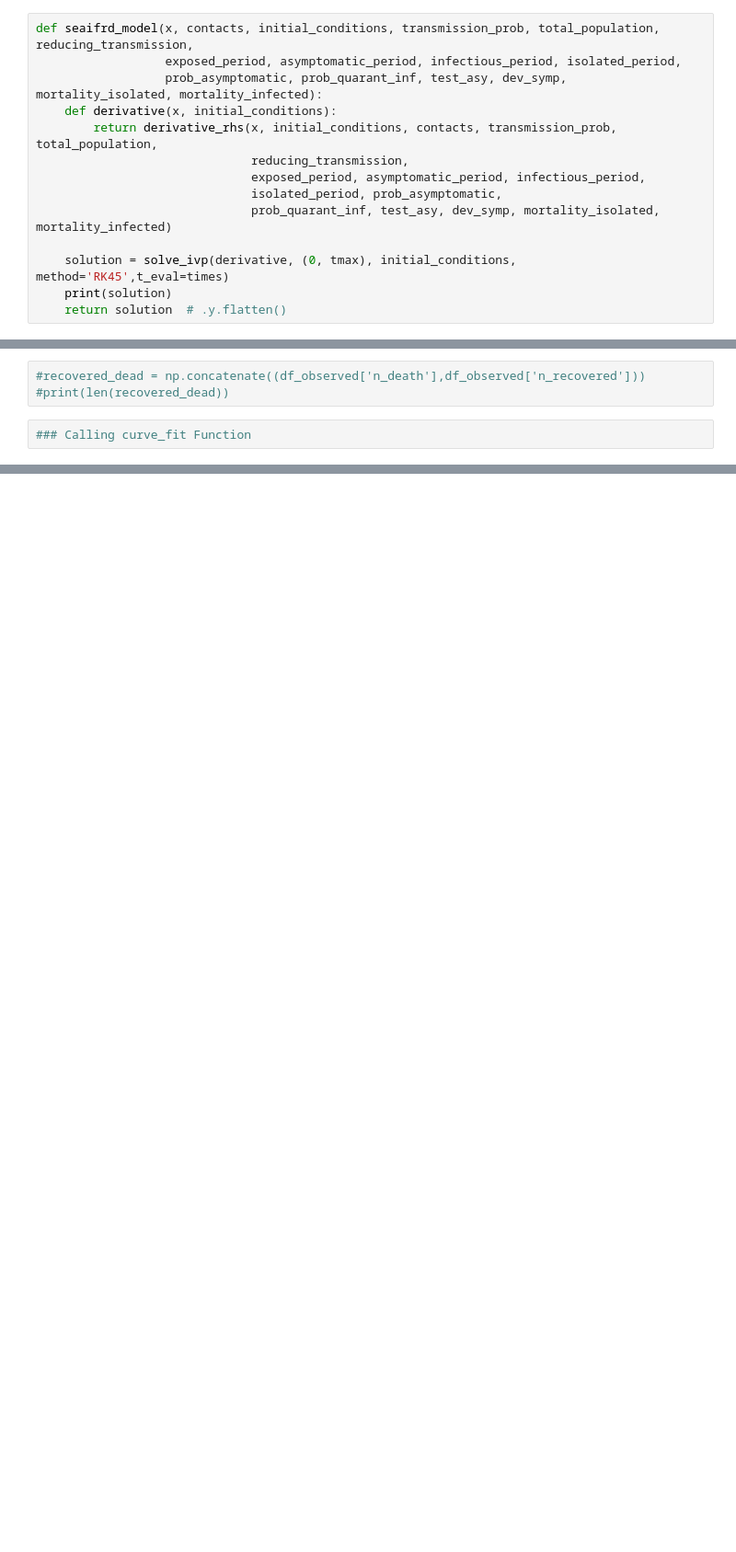
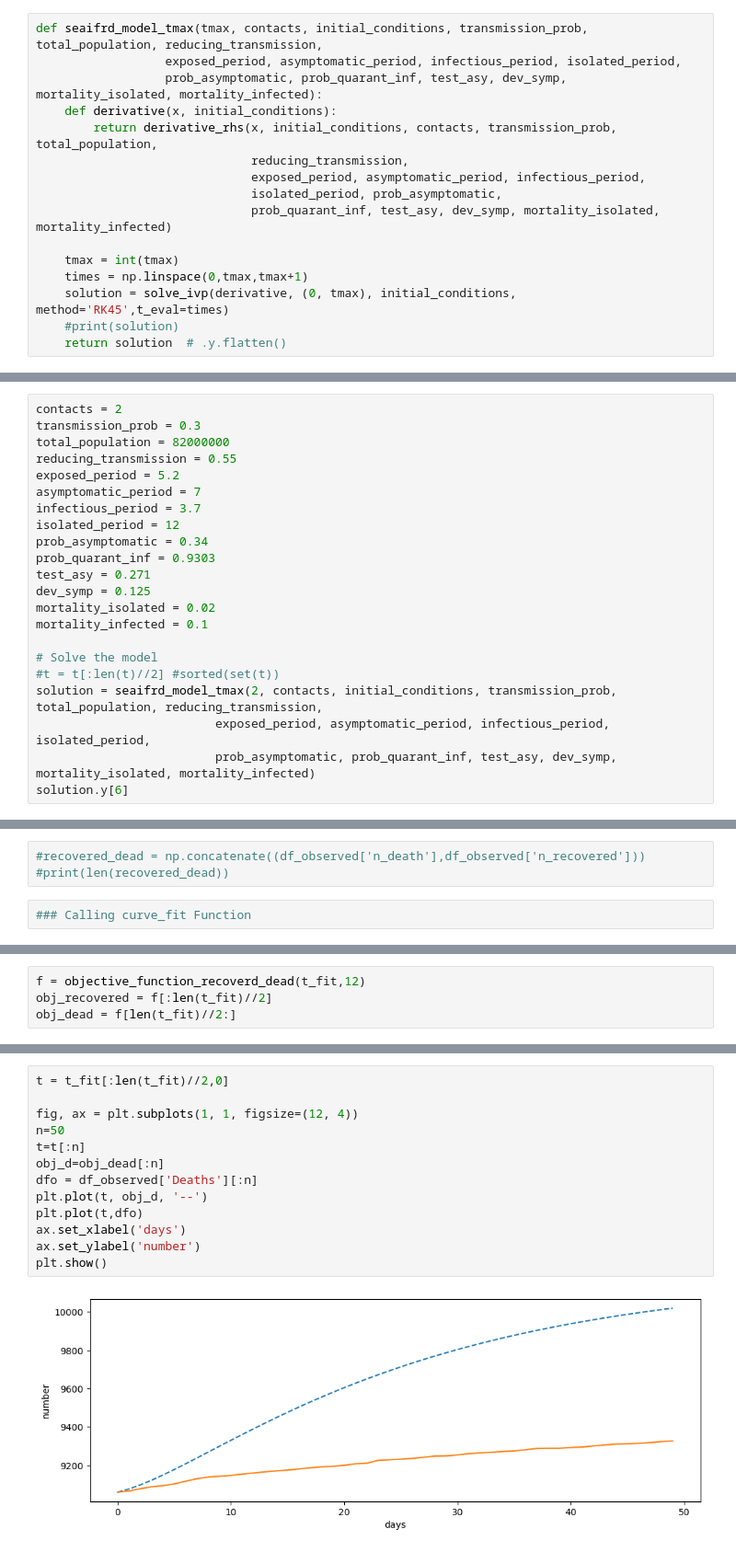
Before and after one commit to Evenicezer/MA_curve_fit, a Jupyter notebook: Main_Folder/Curve_fit_both_recovered_dead.ipynb, the cells around one changed output, grey strips where cells are left out. Shown at 92% size. Saved outputs shown, nothing was run; the diff lists cells and outputs as text; blank space fills up the shorter version.

```diff
--- a/Main_Folder/Curve_fit_both_recovered_dead.ipynb
+++ b/Main_Folder/Curve_fit_both_recovered_dead.ipynb
@@ -111,7 +120,7 @@ def derivative_rhs(x, X, contacts, transmission_prob, total_population, reducing
     derivD = (mortality_infected) * I / infectious_period + mortality_isolated * F / isolated_period
     return [derivS, derivE, derivA, derivI, derivF, derivR, derivD]
 # %%
-def seaifrd_model(x, contacts, initial_conditions, transmission_prob, total_population, reducing_transmission,
+def seaifrd_model_tmax(tmax, contacts, initial_conditions, transmission_prob, total_population, reducing_transmission,
                   exposed_period, asymptomatic_period, infectious_period, isolated_period,
                   prob_asymptomatic, prob_quarant_inf, test_asy, dev_symp, mortality_isolated, mortality_infected):
     def derivative(x, initial_conditions):
@@ -121,6 +130,8 @@ def seaifrd_model(x, contacts, initial_conditions, transmission_prob, total_popu
                               isolated_period, prob_asymptomatic,
                               prob_quarant_inf, test_asy, dev_symp, mortality_isolated, mortality_infected)
 
+    tmax = int(tmax)
+    times = np.linspace(0,tmax,tmax+1)
     solution = solve_ivp(derivative, (0, tmax), initial_conditions, method='RK45',t_eval=times)
-    print(solution)
+    #print(solution)
     return solution  # .y.flatten()
@@ -126,0 +153,22 @@ def seaifrd_model(x, contacts, initial_conditions, transmission_prob, total_popu
+# %%
+contacts = 2
+transmission_prob = 0.3
+total_population = 82000000
+reducing_transmission = 0.55
+exposed_period = 5.2
+asymptomatic_period = 7
+infectious_period = 3.7
+isolated_period = 12
+prob_asymptomatic = 0.34
+prob_quarant_inf = 0.9303
+test_asy = 0.271
+dev_symp = 0.125
+mortality_isolated = 0.02
+mortality_infected = 0.1
+
+# Solve the model
+#t = t[:len(t)//2] #sorted(set(t))
+solution = seaifrd_model_tmax(2, contacts, initial_conditions, transmission_prob, total_population, reducing_transmission,
+                         exposed_period, asymptomatic_period, infectious_period, isolated_period,
+                         prob_asymptomatic, prob_quarant_inf, test_asy, dev_symp, mortality_isolated, mortality_infected)
+solution.y[6]
@@ -212,0 +318,4 @@ perr_r_d
+# %%
+f = objective_function_recoverd_dead(t_fit,12)
+obj_recovered = f[:len(t_fit)//2]
+obj_dead = f[len(t_fit)//2:]
@@ -212,0 +342,15 @@ perr_r_d
+# %%
+t = t_fit[:len(t_fit)//2,0]
+
+fig, ax = plt.subplots(1, 1, figsize=(12, 4))
+n=50
+t=t[:n]
+obj_d=obj_dead[:n]
+dfo = df_observed['Deaths'][:n]
+plt.plot(t, obj_d, '--')
+plt.plot(t,dfo)
+ax.set_xlabel('days')
+ax.set_ylabel('number')
+plt.show()
+# %% [output]
+[figure, added]
```
Also changed, not shown: parts of 15 cells of this notebook.
